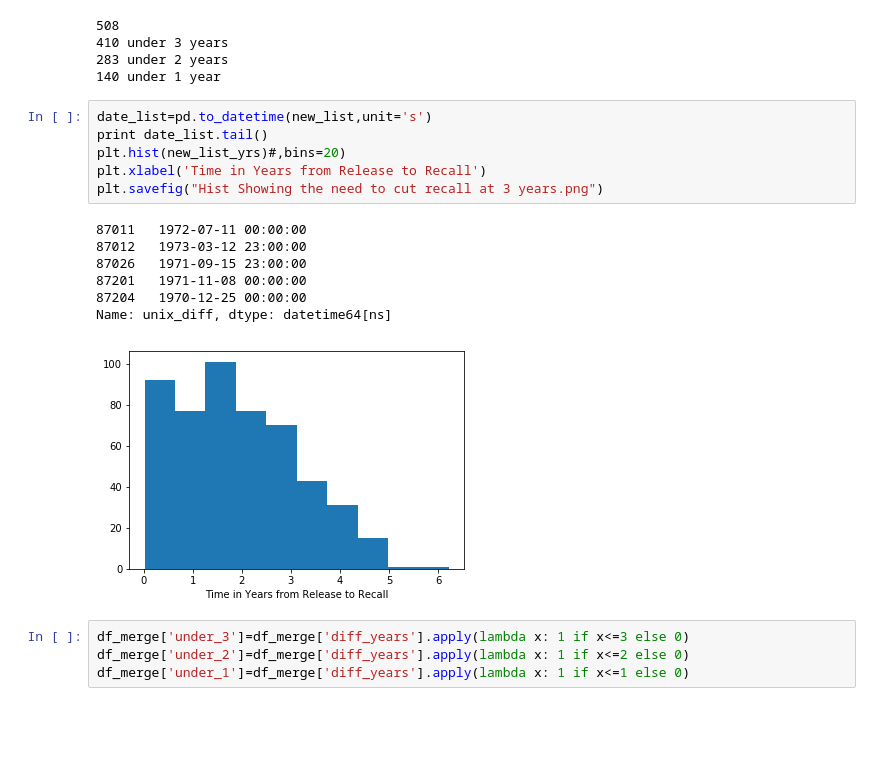
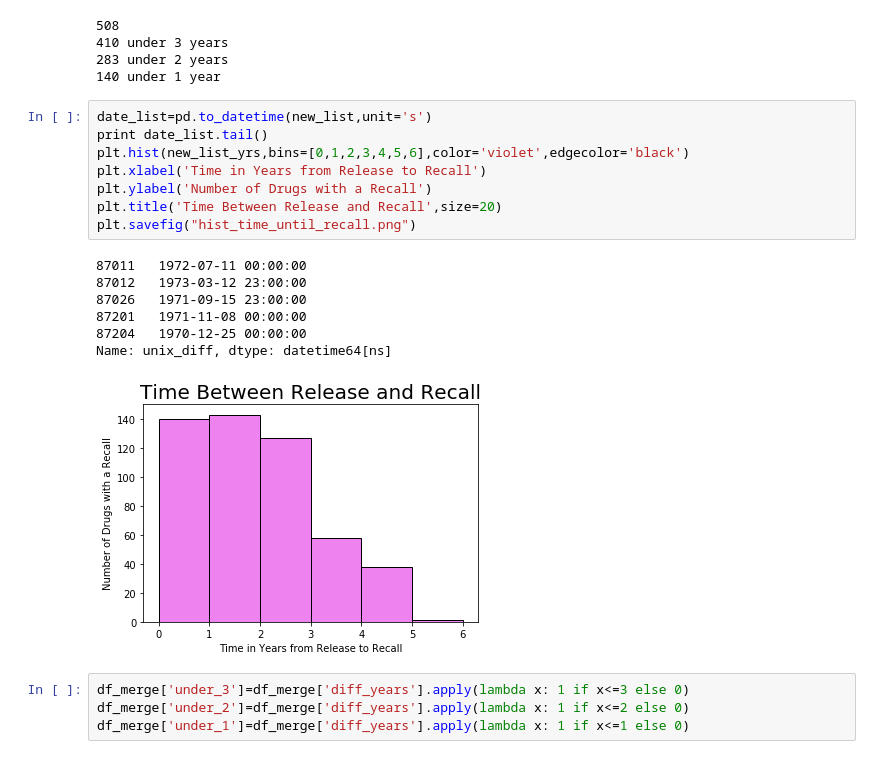
Before and after one commit to ariburian/Capstone_FDA_Recalls, a Jupyter notebook: capstone_project/datasets/labels_w_recalls.ipynb, the cells around one changed output. Cells and saved outputs as stored; diff of their text form; blank space fills up the shorter version.

```diff
--- a/capstone_project/datasets/labels_w_recalls.ipynb
+++ b/capstone_project/datasets/labels_w_recalls.ipynb
@@ -387,17 +392,19 @@ print len(under_1), 'under 1 year'
 # %%
 date_list=pd.to_datetime(new_list,unit='s')
 print date_list.tail()
-plt.hist(new_list_yrs)#,bins=20)
+plt.hist(new_list_yrs,bins=[0,1,2,3,4,5,6],color='violet',edgecolor='black')
 plt.xlabel('Time in Years from Release to Recall')
-plt.savefig("Hist Showing the need to cut recall at 3 years.png")
+plt.ylabel('Number of Drugs with a Recall')
+plt.title('Time Between Release and Recall',size=20)
+plt.savefig("hist_time_until_recall.png")
 # %% [output]
 87011   1972-07-11 00:00:00
 87012   1973-03-12 23:00:00
 87026   1971-09-15 23:00:00
 87201   1971-11-08 00:00:00
 87204   1970-12-25 00:00:00
 Name: unix_diff, dtype: datetime64[ns]
-[figure, old version]
+[figure, new version]
 # %%
 df_merge['under_3']=df_merge['diff_years'].apply(lambda x: 1 if x<=3 else 0)
 df_merge['under_2']=df_merge['diff_years'].apply(lambda x: 1 if x<=2 else 0)
```
Also changed, not shown: parts of 9 cells of this notebook, 5 other files.
